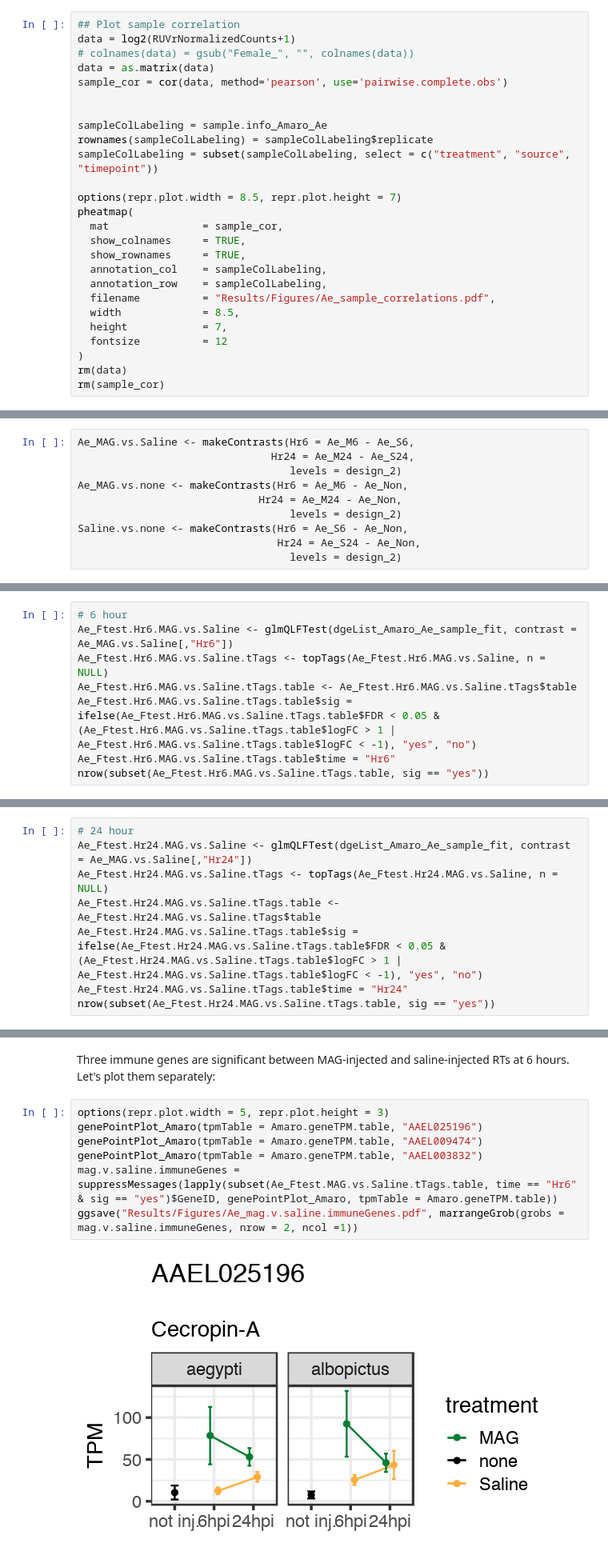
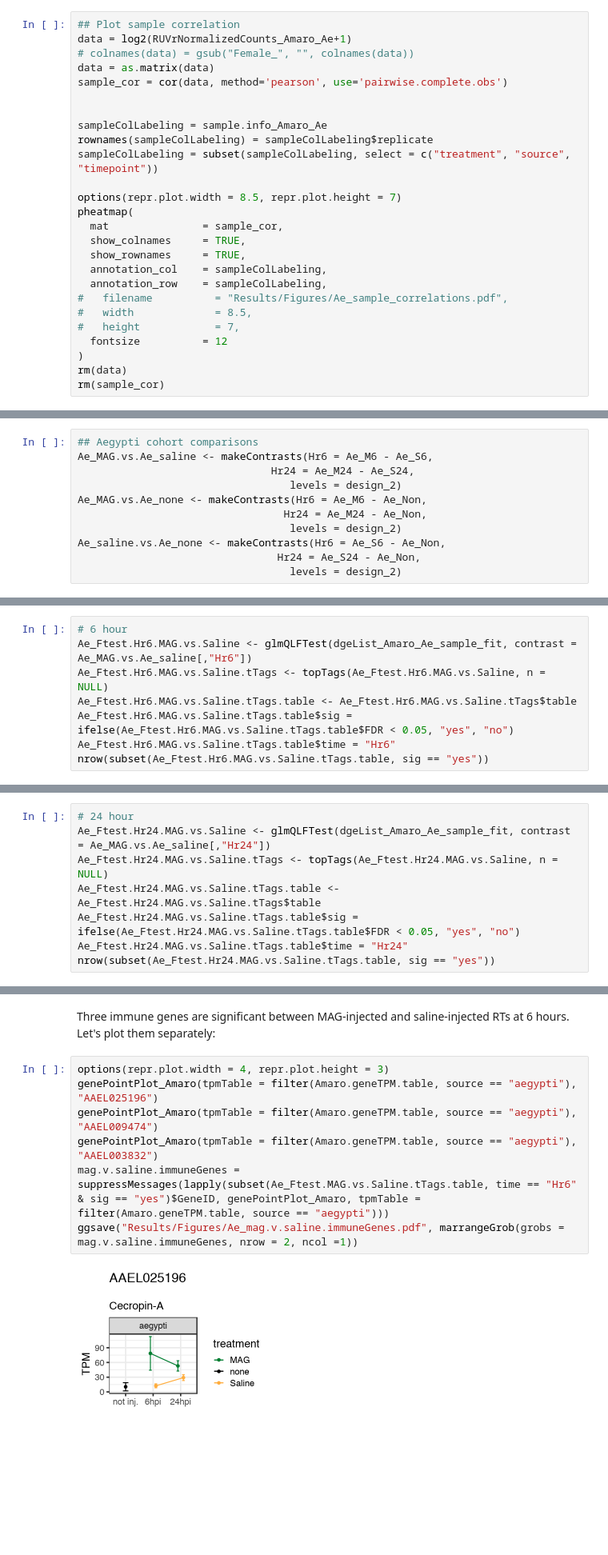
Before and after one commit to YazBraimah/Aegypti_MAG_Saline_RNAseq, a Jupyter notebook: Analysis.ipynb, the cells around one changed output, grey strips where cells are left out. Shown at 80% size. Saved outputs shown, nothing was run; the diff lists cells and outputs as text; blank space fills up the shorter version.

Commit message:
base analysis in aegypti and albopictus MAG injections

```diff
--- a/Analysis.ipynb
+++ b/Analysis.ipynb
@@ -725,7 +721,7 @@ rm(voom)
 Check the sample grouping:
 # %%
 ## Plot sample correlation
-data = log2(RUVrNormalizedCounts+1)
+data = log2(RUVrNormalizedCounts_Amaro_Ae+1)
 # colnames(data) = gsub("Female_", "", colnames(data))
 data = as.matrix(data)
 sample_cor = cor(data, method='pearson', use='pairwise.complete.obs')
@@ -742,9 +738,9 @@ pheatmap(
   show_rownames     = TRUE,
   annotation_col    = sampleColLabeling,
   annotation_row    = sampleColLabeling,
-  filename          = "Results/Figures/Ae_sample_correlations.pdf",
-  width             = 8.5,
-  height            = 7,
+#   filename          = "Results/Figures/Ae_sample_correlations.pdf",
+#   width             = 8.5,
+#   height            = 7,
   fontsize          = 12
 )
 rm(data)
@@ -808,23 +807,24 @@ TRUE
 # %% [markdown]
 Define contrasts, first between the treatment categories:
 # %%
-Ae_MAG.vs.Saline <- makeContrasts(Hr6 = Ae_M6 - Ae_S6,
+## Aegypti cohort comparisons
+Ae_MAG.vs.Ae_saline <- makeContrasts(Hr6 = Ae_M6 - Ae_S6,
                                Hr24 = Ae_M24 - Ae_S24,
                                   levels = design_2)
-Ae_MAG.vs.none <- makeContrasts(Hr6 = Ae_M6 - Ae_Non,
-                             Hr24 = Ae_M24 - Ae_Non,
+Ae_MAG.vs.Ae_none <- makeContrasts(Hr6 = Ae_M6 - Ae_Non,
+                                 Hr24 = Ae_M24 - Ae_Non,
                                   levels = design_2)
-Saline.vs.none <- makeContrasts(Hr6 = Ae_S6 - Ae_Non,
+Ae_saline.vs.Ae_none <- makeContrasts(Hr6 = Ae_S6 - Ae_Non,
                                 Hr24 = Ae_S24 - Ae_Non,
                                   levels = design_2)
 # %% [markdown]
 #### The MAG vs. Saline comparison:
 # %%
 # 6 hour
-Ae_Ftest.Hr6.MAG.vs.Saline <- glmQLFTest(dgeList_Amaro_Ae_sample_fit, contrast = Ae_MAG.vs.Saline[,"Hr6"])
+Ae_Ftest.Hr6.MAG.vs.Saline <- glmQLFTest(dgeList_Amaro_Ae_sample_fit, contrast = Ae_MAG.vs.Ae_saline[,"Hr6"])
 Ae_Ftest.Hr6.MAG.vs.Saline.tTags <- topTags(Ae_Ftest.Hr6.MAG.vs.Saline, n = NULL)
 Ae_Ftest.Hr6.MAG.vs.Saline.tTags.table <- Ae_Ftest.Hr6.MAG.vs.Saline.tTags$table
-Ae_Ftest.Hr6.MAG.vs.Saline.tTags.table$sig = ifelse(Ae_Ftest.Hr6.MAG.vs.Saline.tTags.table$FDR < 0.05 & (Ae_Ftest.Hr6.MAG.vs.Saline.tTags.table$logFC > 1 | Ae_Ftest.Hr6.MAG.vs.Saline.tTags.table$logFC < -1), "yes", "no")
+Ae_Ftest.Hr6.MAG.vs.Saline.tTags.table$sig = ifelse(Ae_Ftest.Hr6.MAG.vs.Saline.tTags.table$FDR < 0.05, "yes", "no")
 Ae_Ftest.Hr6.MAG.vs.Saline.tTags.table$time = "Hr6"
 nrow(subset(Ae_Ftest.Hr6.MAG.vs.Saline.tTags.table, sig == "yes"))
 # %% [output]
@@ -832,9 +832,9 @@ nrow(subset(Ae_Ftest.Hr6.MAG.vs.Saline.tTags.table, sig == "yes"))
 # %%
 # 24 hour
-Ae_Ftest.Hr24.MAG.vs.Saline <- glmQLFTest(dgeList_Amaro_Ae_sample_fit, contrast = Ae_MAG.vs.Saline[,"Hr24"])
+Ae_Ftest.Hr24.MAG.vs.Saline <- glmQLFTest(dgeList_Amaro_Ae_sample_fit, contrast = Ae_MAG.vs.Ae_saline[,"Hr24"])
 Ae_Ftest.Hr24.MAG.vs.Saline.tTags <- topTags(Ae_Ftest.Hr24.MAG.vs.Saline, n = NULL)
 Ae_Ftest.Hr24.MAG.vs.Saline.tTags.table <- Ae_Ftest.Hr24.MAG.vs.Saline.tTags$table
-Ae_Ftest.Hr24.MAG.vs.Saline.tTags.table$sig = ifelse(Ae_Ftest.Hr24.MAG.vs.Saline.tTags.table$FDR < 0.05 & (Ae_Ftest.Hr24.MAG.vs.Saline.tTags.table$logFC > 1 | Ae_Ftest.Hr24.MAG.vs.Saline.tTags.table$logFC < -1), "yes", "no")
+Ae_Ftest.Hr24.MAG.vs.Saline.tTags.table$sig = ifelse(Ae_Ftest.Hr24.MAG.vs.Saline.tTags.table$FDR < 0.05, "yes", "no")
 Ae_Ftest.Hr24.MAG.vs.Saline.tTags.table$time = "Hr24"
 nrow(subset(Ae_Ftest.Hr24.MAG.vs.Saline.tTags.table, sig == "yes"))
 # %% [output]
@@ -876,11 +886,11 @@ ggsave("Results/Figures/Ae_MAG.vs.Saline_VolcanoPlots.pdf", width = 6, height =
 # %% [markdown]
 Three immune genes are significant between MAG-injected and saline-injected RTs at 6 hours. Let's plot them separately:
 # %%
-options(repr.plot.width = 5, repr.plot.height = 3)
-genePointPlot_Amaro(tpmTable = Amaro.geneTPM.table, "AAEL025196")
-genePointPlot_Amaro(tpmTable = Amaro.geneTPM.table, "AAEL009474")
-genePointPlot_Amaro(tpmTable = Amaro.geneTPM.table, "AAEL003832")
-mag.v.saline.immuneGenes = suppressMessages(lapply(subset(Ae_Ftest.MAG.vs.Saline.tTags.table, time == "Hr6" & sig == "yes")$GeneID, genePointPlot_Amaro, tpmTable = Amaro.geneTPM.table))
+options(repr.plot.width = 4, repr.plot.height = 3)
+genePointPlot_Amaro(tpmTable = filter(Amaro.geneTPM.table, source == "aegypti"), "AAEL025196")
+genePointPlot_Amaro(tpmTable = filter(Amaro.geneTPM.table, source == "aegypti"), "AAEL009474")
+genePointPlot_Amaro(tpmTable = filter(Amaro.geneTPM.table, source == "aegypti"), "AAEL003832")
+mag.v.saline.immuneGenes = suppressMessages(lapply(subset(Ae_Ftest.MAG.vs.Saline.tTags.table, time == "Hr6" & sig == "yes")$GeneID, genePointPlot_Amaro, tpmTable = filter(Amaro.geneTPM.table, source == "aegypti")))
 ggsave("Results/Figures/Ae_mag.v.saline.immuneGenes.pdf", marrangeGrob(grobs = mag.v.saline.immuneGenes, nrow = 2, ncol =1))
 # %% [output]
-[figure, old version]
+[figure, new version]
```
Also changed, not shown: parts of 69 cells of this notebook.
